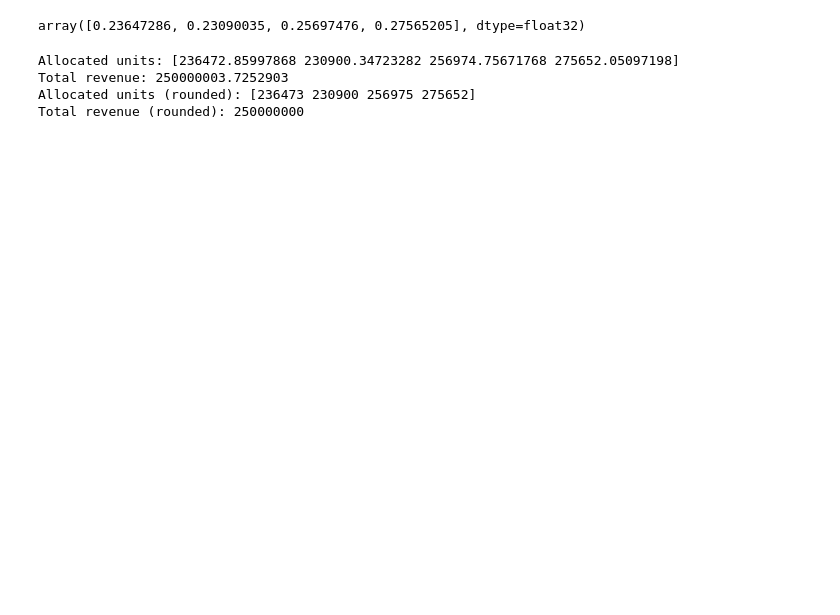
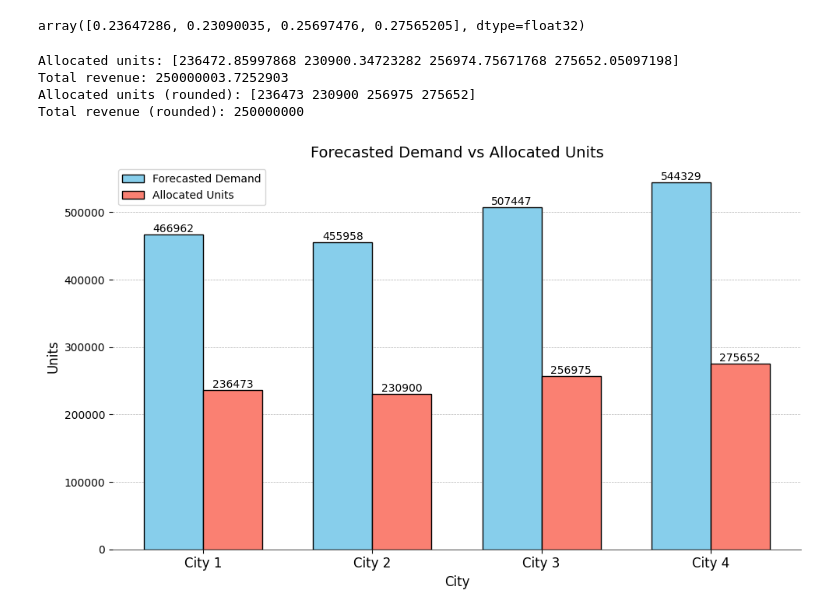
Before and after one commit to vamshi694/Apple_Case_Study, a Jupyter notebook: Scripts/Forecasting.ipynb, the cells around one changed output. Saved outputs shown, nothing was run; the diff lists cells and outputs as text; code cells hidden in the pictures; blank space fills up the shorter version.

```diff
--- a/Scripts/Forecasting.ipynb
+++ b/Scripts/Forecasting.ipynb
@@ -400,3 +404,62 @@ Allocated units: [236472.85997868 230900.34723282 256974.75671768 275652.0509719
 Total revenue: 250000003.7252903
 Allocated units (rounded): [236473 230900 256975 275652]
 Total revenue (rounded): 250000000
+# %%
+# Forecasted sales for each city
+forecast = np.array([466962, 455958, 507447, 544329])
+
+# Total available units
+total_units = 1000000
+
+# Calculate the proportion of the forecast for each city
+proportions = forecast / forecast.sum()
+
+# Allocate units based on the proportions
+allocated_units = proportions * total_units
+
+# Rounded allocated units
+allocated_units_rounded = np.round(allocated_units).astype(int)
+
+# Plotting the forecasted demand and allocated units
+cities = ['City 1', 'City 2', 'City 3', 'City 4']
+x = np.arange(len(cities))
+
+fig, ax = plt.subplots(figsize=(10, 6))
+bar_width = 0.35
+
+# Plot forecasted demand
+bars1 = ax.bar(x - bar_width/2, forecast, bar_width, label='Forecasted Demand', color='skyblue', edgecolor='black')
+
+# Plot allocated units
+bars2 = ax.bar(x + bar_width/2, allocated_units_rounded, bar_width, label='Allocated Units', color='salmon', edgecolor='black')
+
+# Add labels, title, and legend
+ax.set_xlabel('City', fontsize=12)
+ax.set_ylabel('Units', fontsize=12)
+ax.set_title('Forecasted Demand vs Allocated Units', fontsize=14)
+ax.set_xticks(x)
+ax.set_xticklabels(cities, fontsize=12)
+ax.legend()
+
+# Adding value labels on the bars
+for bar in bars1:
+    yval = bar.get_height()
+    ax.text(bar.get_x() + bar.get_width()/2.0, yval, int(yval), va='bottom', ha='center', fontsize=10, color='black')
+
+for bar in bars2:
+    yval = bar.get_height()
+    ax.text(bar.get_x() + bar.get_width()/2.0, yval, int(yval), va='bottom', ha='center', fontsize=10, color='black')
+
+# Aesthetic improvements
+ax.spines['top'].set_visible(False)
+ax.spines['right'].set_visible(False)
+ax.spines['left'].set_visible(False)
+ax.spines['bottom'].set_linewidth(0.5)
+ax.yaxis.grid(True, linestyle='--', linewidth=0.5)
+ax.set_axisbelow(True)
+
+# Display the plot
+plt.tight_layout()
+plt.show()
+# %% [output]
+[figure, added]
```
Also changed, not shown: parts of 6 cells of this notebook, 1 other file.
